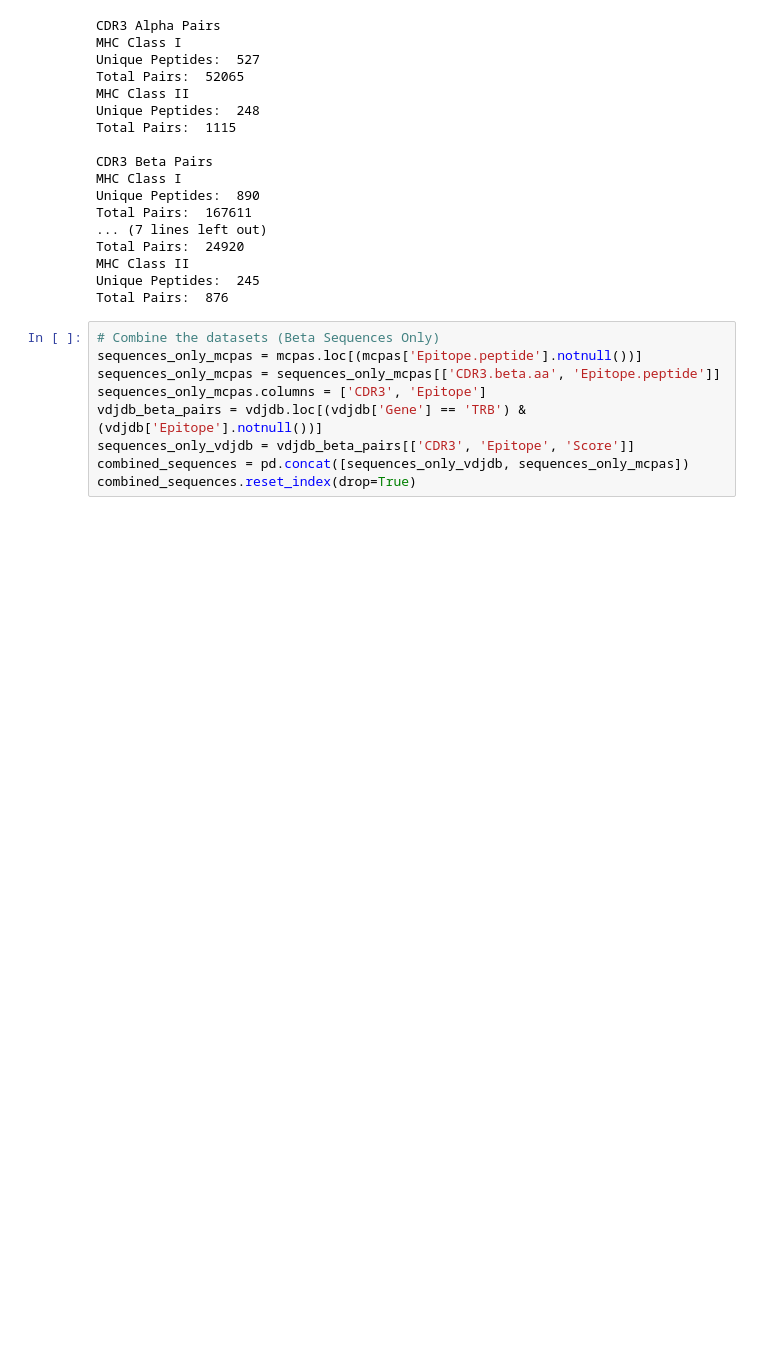
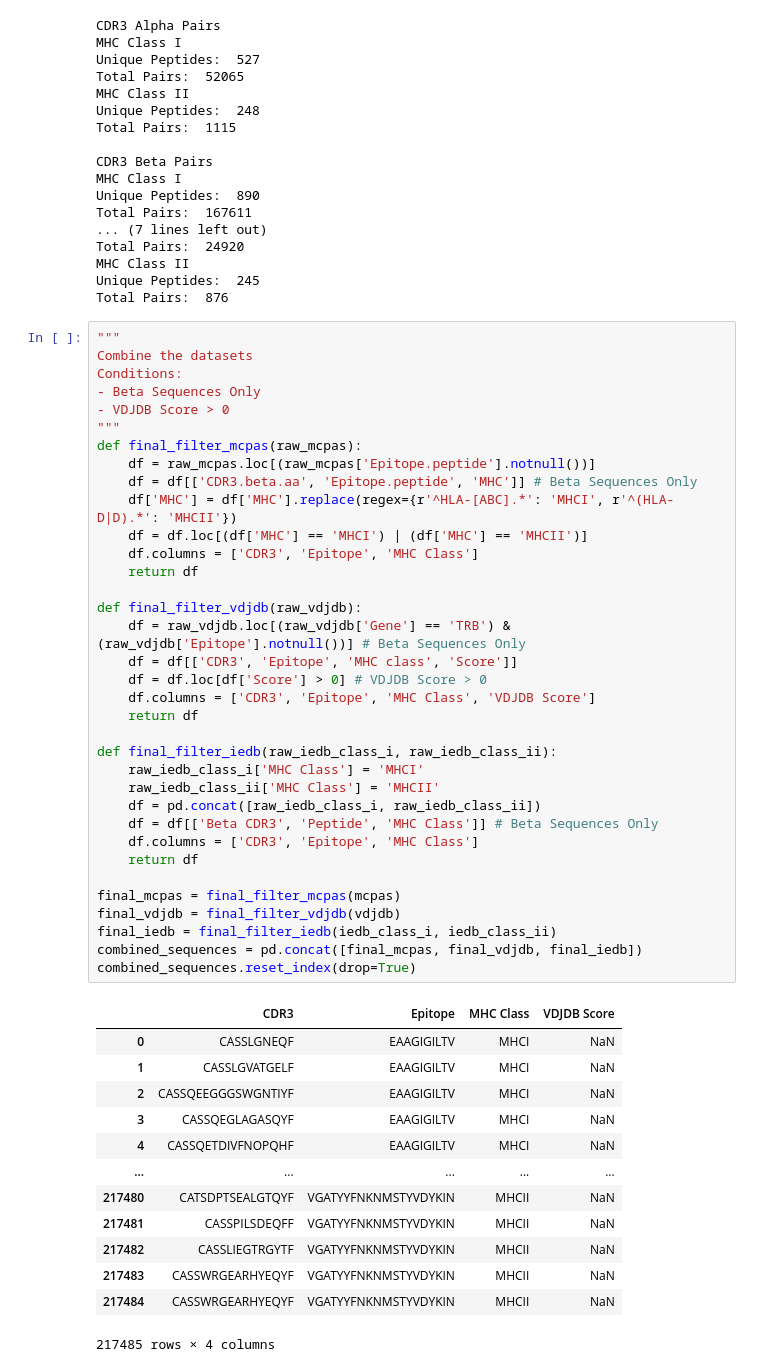
Before and after one commit to Lee-CBG/ATM-TCR, a Jupyter notebook: data/data_analytics.ipynb, the cells around one changed output. Cells and saved outputs as stored; diff of their text form; blank space fills up the shorter version.

Commit message:
Added Better McPAS filtering

```diff
--- a/data/data_analytics.ipynb
+++ b/data/data_analytics.ipynb
@@ -237,13 +239,53 @@ Total Pairs:  24920
 MHC Class II
 Unique Peptides:  245
 Total Pairs:  876
-# %%
-# Combine the datasets (Beta Sequences Only)
-sequences_only_mcpas = mcpas.loc[(mcpas['Epitope.peptide'].notnull())]
-sequences_only_mcpas = sequences_only_mcpas[['CDR3.beta.aa', 'Epitope.peptide']]
-sequences_only_mcpas.columns = ['CDR3', 'Epitope']
-vdjdb_beta_pairs = vdjdb.loc[(vdjdb['Gene'] == 'TRB') & (vdjdb['Epitope'].notnull())]
-sequences_only_vdjdb = vdjdb_beta_pairs[['CDR3', 'Epitope', 'Score']]
-combined_sequences = pd.concat([sequences_only_vdjdb, sequences_only_mcpas])
-combined_sequences.reset_index(drop=True)
+# %%
+"""
+Combine the datasets
+Conditions:
+- Beta Sequences Only
+- VDJDB Score > 0
+"""
+def final_filter_mcpas(raw_mcpas):
+    df = raw_mcpas.loc[(raw_mcpas['Epitope.peptide'].notnull())]
+    df = df[['CDR3.beta.aa', 'Epitope.peptide', 'MHC']] # Beta Sequences Only
+    df['MHC'] = df['MHC'].replace(regex={r'^HLA-[ABC].*': 'MHCI', r'^(HLA-D|D).*': 'MHCII'})
+    df = df.loc[(df['MHC'] == 'MHCI') | (df['MHC'] == 'MHCII')]
+    df.columns = ['CDR3', 'Epitope', 'MHC Class']
+    return df
+
+def final_filter_vdjdb(raw_vdjdb):
+    df = raw_vdjdb.loc[(raw_vdjdb['Gene'] == 'TRB') & (raw_vdjdb['Epitope'].notnull())] # Beta Sequences Only
+    df = df[['CDR3', 'Epitope', 'MHC class', 'Score']]
+    df = df.loc[df['Score'] > 0] # VDJDB Score > 0
+    df.columns = ['CDR3', 'Epitope', 'MHC Class', 'VDJDB Score']
+    return df
+
+def final_filter_iedb(raw_iedb_class_i, raw_iedb_class_ii):
+    raw_iedb_class_i['MHC Class'] = 'MHCI'
+    raw_iedb_class_ii['MHC Class'] = 'MHCII'
+    df = pd.concat([raw_iedb_class_i, raw_iedb_class_ii])
+    df = df[['Beta CDR3', 'Peptide', 'MHC Class']] # Beta Sequences Only
+    df.columns = ['CDR3', 'Epitope', 'MHC Class']
+    return df
+
+final_mcpas = final_filter_mcpas(mcpas)
+final_vdjdb = final_filter_vdjdb(vdjdb)
+final_iedb = final_filter_iedb(iedb_class_i, iedb_class_ii)
+combined_sequences = pd.concat([final_mcpas, final_vdjdb, final_iedb])
+combined_sequences.reset_index(drop=True)
+# %% [output]
+|  | CDR3 | Epitope | MHC Class | VDJDB Score |
+| 0 | CASSLGNEQF | EAAGIGILTV | MHCI | NaN |
+| 1 | CASSLGVATGELF | EAAGIGILTV | MHCI | NaN |
+| 2 | CASSQEEGGGSWGNTIYF | EAAGIGILTV | MHCI | NaN |
+| 3 | CASSQEGLAGASQYF | EAAGIGILTV | MHCI | NaN |
+| 4 | CASSQETDIVFNOPQHF | EAAGIGILTV | MHCI | NaN |
+| ... | ... | ... | ... | ... |
+| 217480 | CATSDPTSEALGTQYF | VGATYYFNKNMSTYVDYKIN | MHCII | NaN |
+| 217481 | CASSPILSDEQFF | VGATYYFNKNMSTYVDYKIN | MHCII | NaN |
+| 217482 | CASSLIEGTRGYTF | VGATYYFNKNMSTYVDYKIN | MHCII | NaN |
+| 217483 | CASSWRGEARHYEQYF | VGATYYFNKNMSTYVDYKIN | MHCII | NaN |
+| 217484 | CASSWRGEARHYEQYF | VGATYYFNKNMSTYVDYKIN | MHCII | NaN |
+217485 rows × 4 columns
 # %%
```
Also changed, not shown: parts of 3 cells of this notebook.
